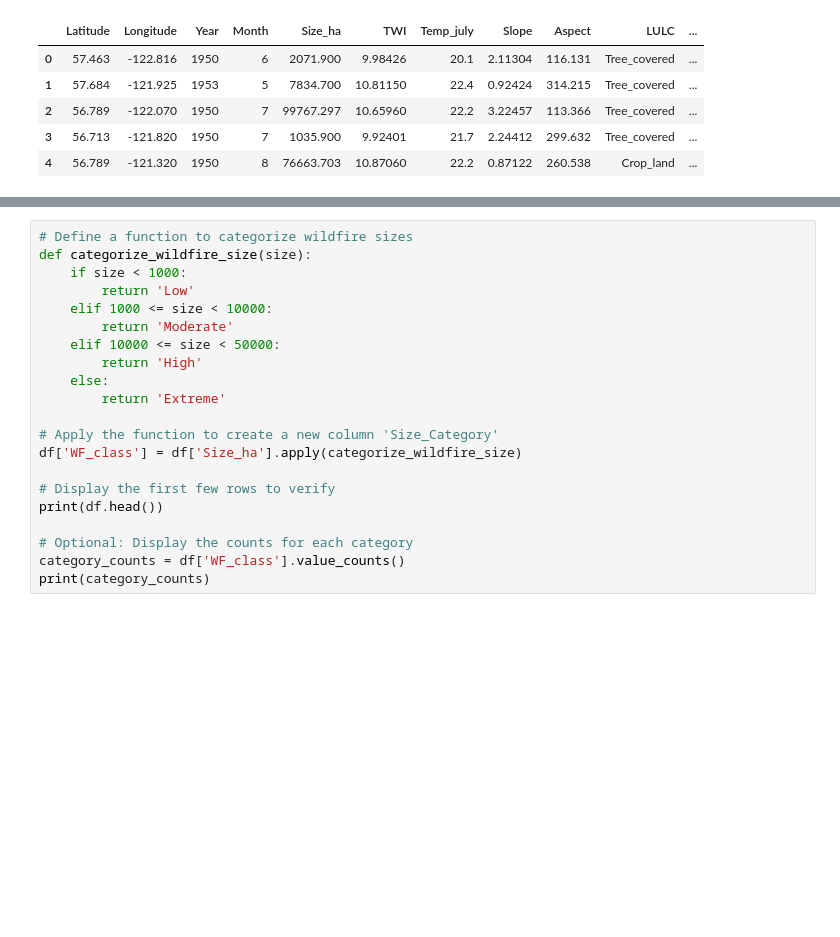
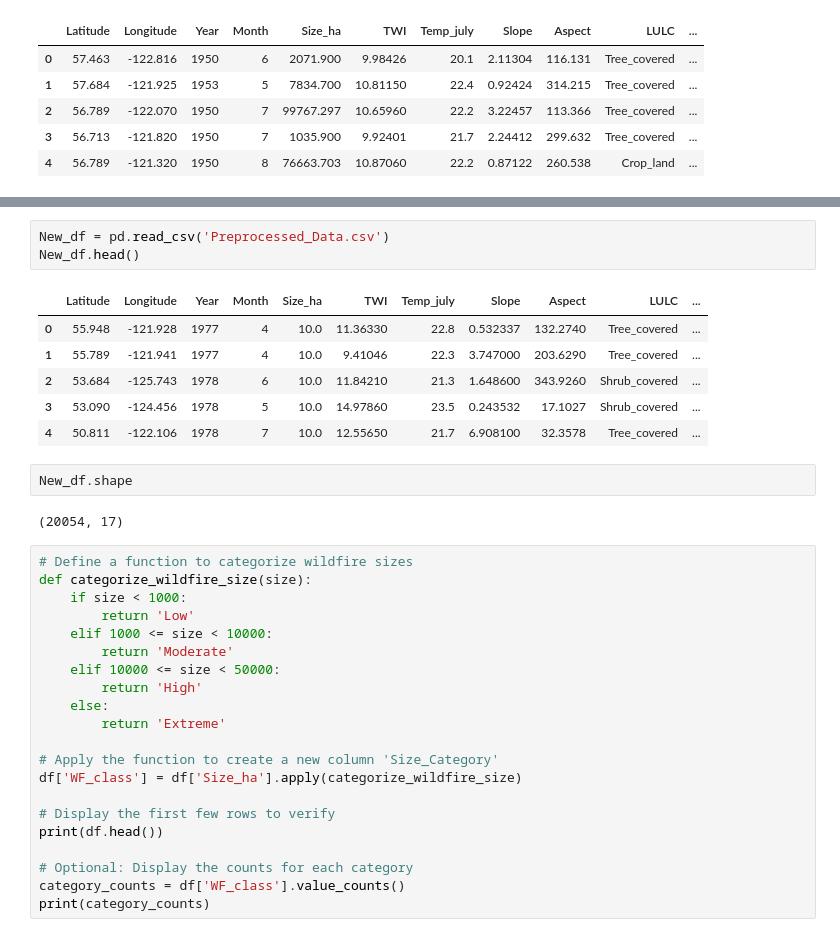
Before and after one commit to ashkanmosalla/WF-Multi-Class, a Jupyter notebook: src/multi_class.ipynb, the cells around one changed output, grey strips where cells are left out. Drawn from its saved outputs; the diff is of its cells as text; blank space fills up the shorter version.

Commit message:
Concate LargeFires_preprocessed and df10_ha_processed

```diff
--- a/src/multi_class.ipynb
+++ b/src/multi_class.ipynb
@@ -313,3 +314,17 @@ Name: Size_ha, dtype: float64
+# %%
+New_df = pd.read_csv('Preprocessed_Data.csv')
+New_df.head()
+# %% [output]
+|  | Latitude | Longitude | Year | Month | Size_ha | TWI | Temp_july | Slope | Aspect | LULC | ... |
+| 0 | 55.948 | -121.928 | 1977 | 4 | 10.0 | 11.36330 | 22.8 | 0.532337 | 132.2740 | Tree_covered | ... |
+| 1 | 55.789 | -121.941 | 1977 | 4 | 10.0 | 9.41046 | 22.3 | 3.747000 | 203.6290 | Tree_covered | ... |
+| 2 | 53.684 | -125.743 | 1978 | 6 | 10.0 | 11.84210 | 21.3 | 1.648600 | 343.9260 | Shrub_covered | ... |
+| 3 | 53.090 | -124.456 | 1978 | 5 | 10.0 | 14.97860 | 23.5 | 0.243532 | 17.1027 | Shrub_covered | ... |
+| 4 | 50.811 | -122.106 | 1978 | 7 | 10.0 | 12.55650 | 21.7 | 6.908100 | 32.3578 | Tree_covered | ... |
+# %%
+New_df.shape
+# %% [output]
+(20054, 17)
 # %%
 # Define a function to categorize wildfire sizes
 def categorize_wildfire_size(size):
```
Also changed, not shown: parts of 7 cells of this notebook, 1 other file.
